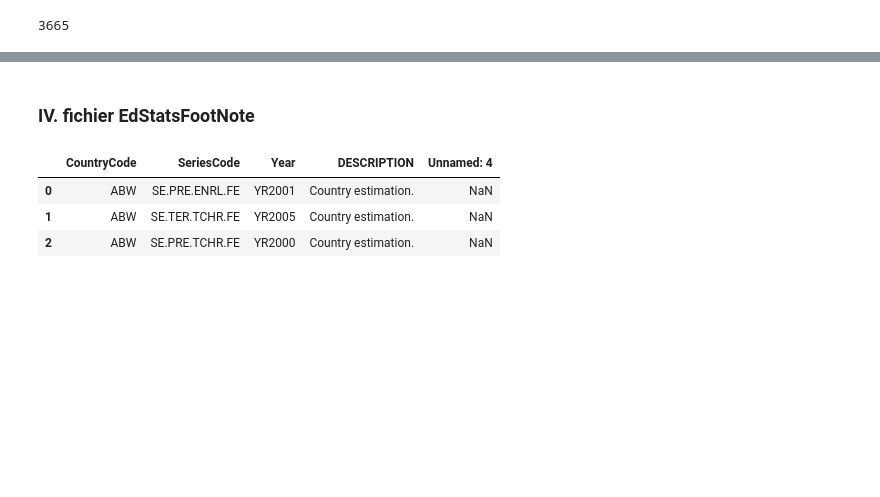
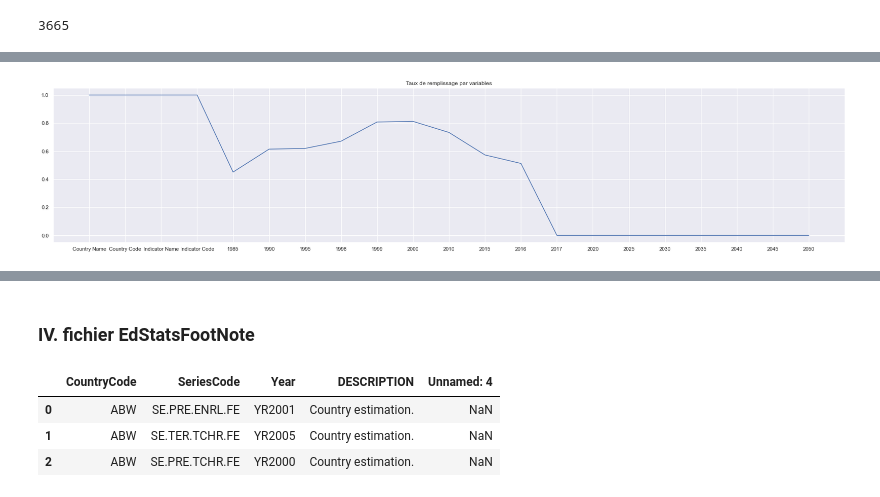
Before and after one commit to ArhurK/Projet-2-Analysez-des-donnees-de-systemes-educatifs, a Jupyter notebook: Projet 2 Analysez des données de systèmes éducatifs.ipynb, the cells around one changed output, grey strips where cells are left out. Drawn from its saved outputs; the diff is of its cells as text; code cells hidden in the pictures; blank space fills up the shorter version.

```diff
--- a/Projet 2 Analysez des données de systèmes éducatifs.ipynb
+++ b/Projet 2 Analysez des données de systèmes éducatifs.ipynb
@@ -367,0 +568,7 @@ df["Indicator Name"].nunique()
+# %%
+nos_variables = ['Country Name', 'Country Code', 'Indicator Name', 'Indicator Code','1985','1990','1995','1998','1999','2000','2010',
+       '2015','2016','2017','2020', '2025', '2030', '2035', '2040', '2045',
+       '2050']
+# %%
+data = df.loc[df["Indicator Code"].isin(nos_indicateurs),:]
+data = data[nos_variables]
@@ -367,0 +581,10 @@ df["Indicator Name"].nunique()
+# %%
+taux_de_remplissage = 1-((data.isna().sum())/data.shape[0])
+taux_de_remplissage = taux_de_remplissage.to_frame()
+#taux_de_remplissage
+# %%
+plt.figure(figsize=(30,6))
+sns.lineplot(x=taux_de_remplissage.index, y=taux_de_remplissage[0], data=taux_de_remplissage).set(title='Taux de remplissage par variables', xlabel='',ylabel='')
+plt.show()
+# %% [output]
+[figure, added]
```
Also changed, not shown: parts of 65 cells of this notebook.
